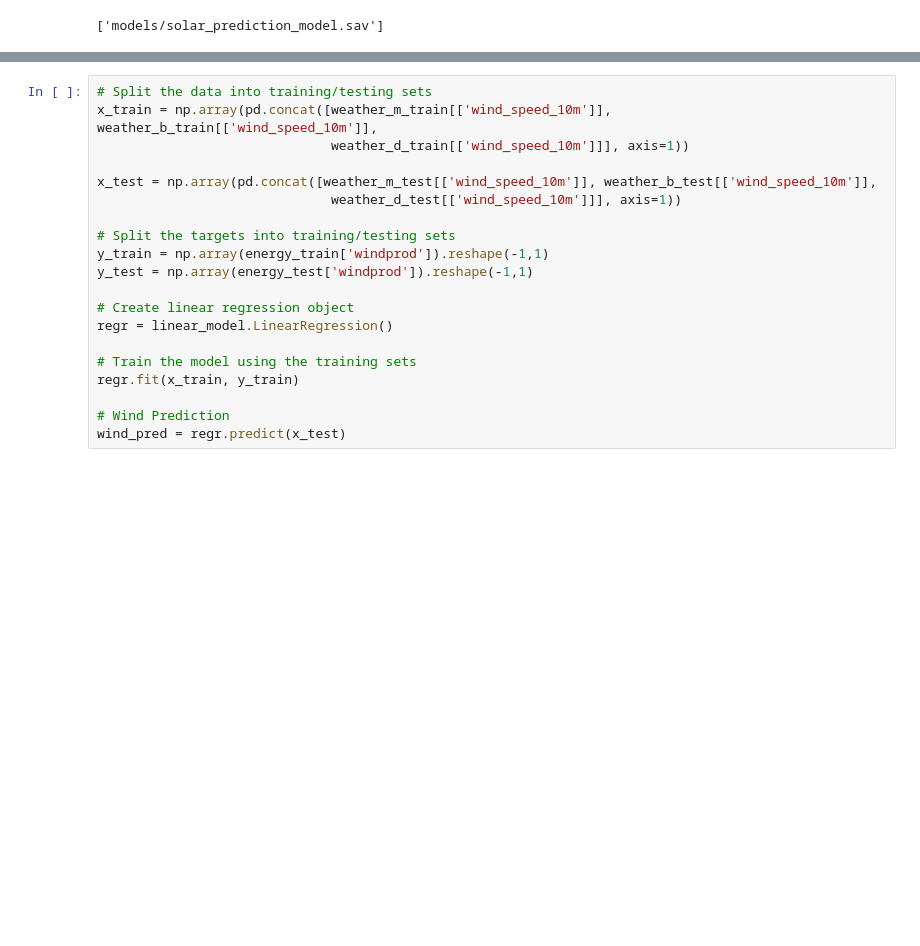
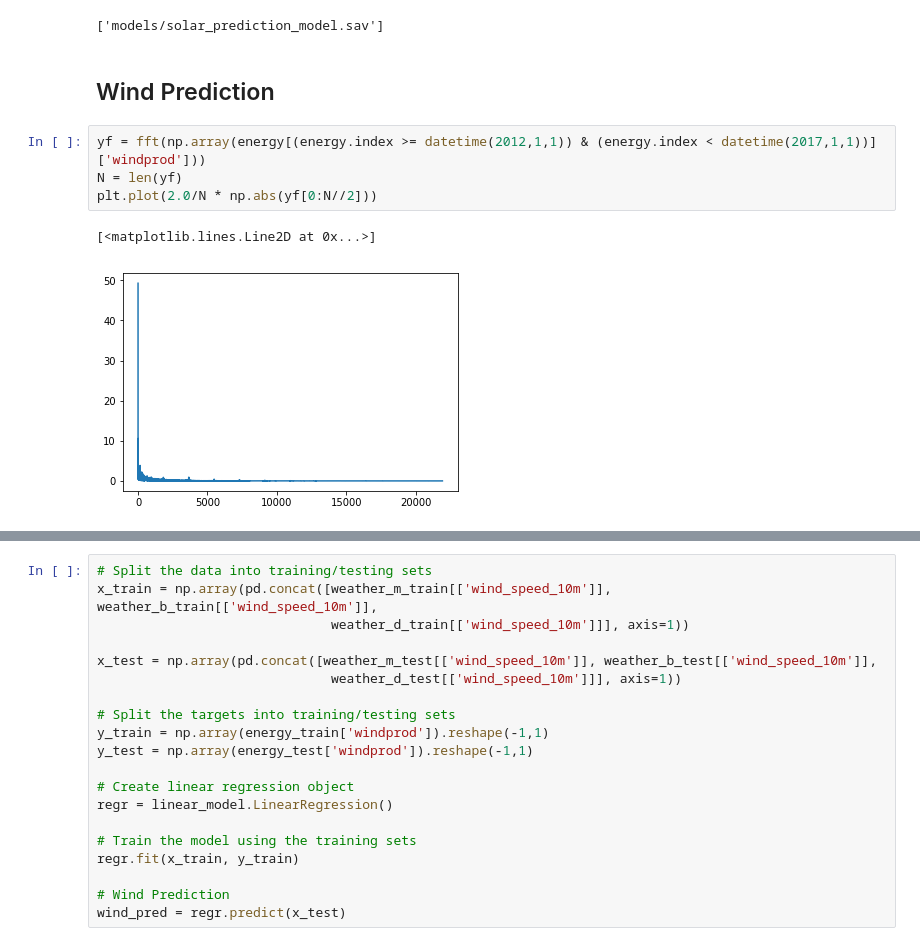
Before and after one commit to peveloper/hackenergy, a Jupyter notebook: Energy Production Prediction.ipynb, the cells around one changed output, grey strips where cells are left out. Saved outputs shown, nothing was run; the diff lists cells and outputs as text; blank space fills up the shorter version.

```diff
--- a/Energy Production Prediction.ipynb
+++ b/Energy Production Prediction.ipynb
@@ -73,3 +78,12 @@ out.to_csv('prediction/sun.csv', index=None)
 joblib.dump(regr, 'models/solar_prediction_model.sav')
 # %% [output]
 ['models/solar_prediction_model.sav']
+# %% [markdown]
+## Wind Prediction
+# %%
+yf = fft(np.array(energy[(energy.index >= datetime(2012,1,1)) & (energy.index < datetime(2017,1,1))]['windprod']))
+N = len(yf)
+plt.plot(2.0/N * np.abs(yf[0:N//2]))
+# %% [output]
+[<matplotlib.lines.Line2D at 0x...>]
+[figure, added]
```
Also changed, not shown: parts of 10 cells of this notebook, 2 other files.
